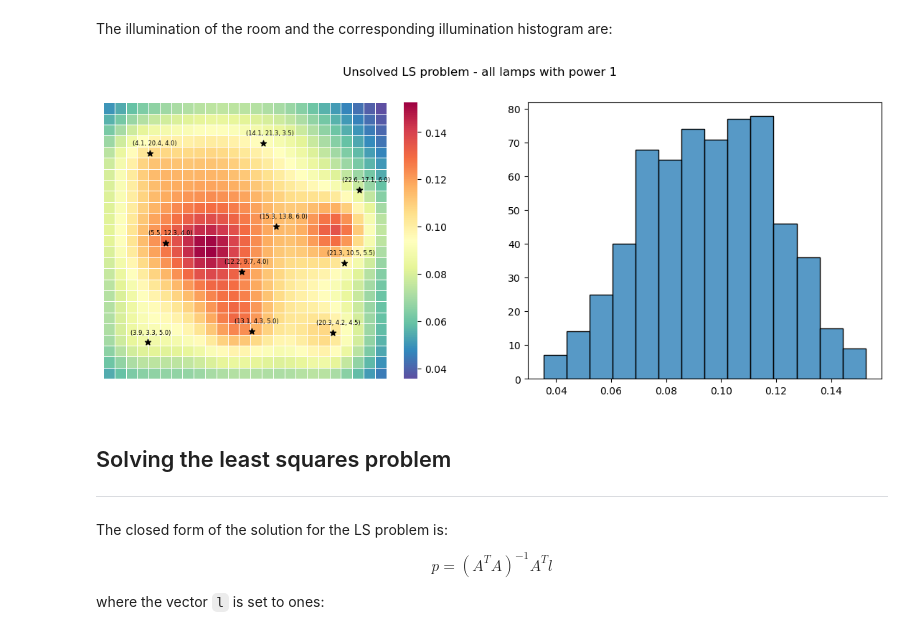
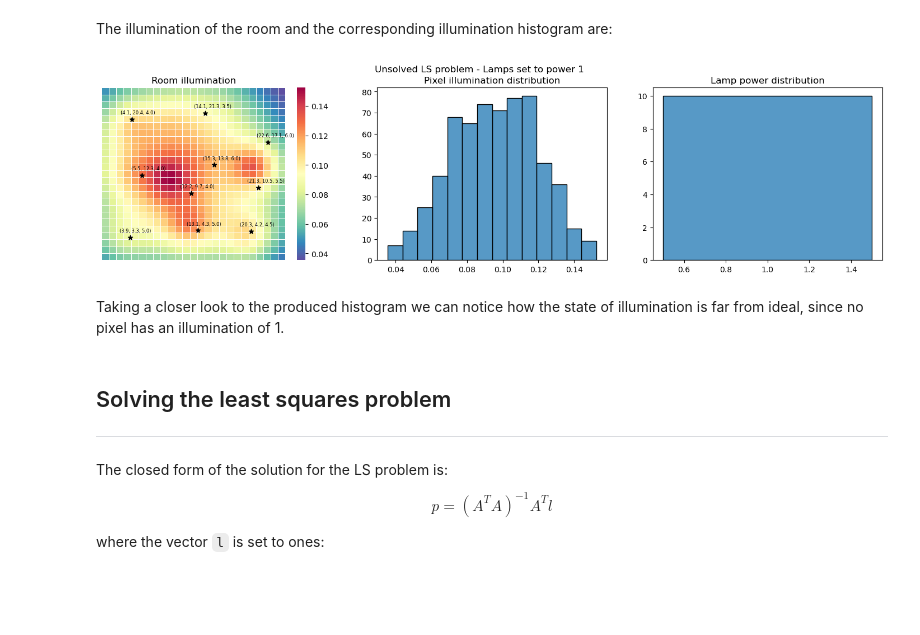
Before and after one commit to sonqo/msc-data-science, a Jupyter notebook: 6-large-scale-linear-algebra/ls/lamp.ipynb, the cells around one changed output. Saved outputs shown, nothing was run; the diff lists cells and outputs as text; code cells hidden in the pictures; blank space fills up the shorter version.

```diff
--- a/6-large-scale-linear-algebra/ls/lamp.ipynb
+++ b/6-large-scale-linear-algebra/ls/lamp.ipynb
@@ -74,7 +75,8 @@ RMS: 22.61
 # %% [markdown]
 The illumination of the room and the corresponding illumination histogram are:
 # %%
-fig, axes = plt.subplots(1, 2, figsize=(14, 5))
+fig, axes = plt.subplots(1, 3, figsize=(18, 4))
+fig.suptitle('Unsolved LS problem - Lamps set to power 1')
 
 # heatmap
 sns.heatmap(
@@ -85,38 +87,45 @@ sns.heatmap(
     xticklabels=[],
     yticklabels=[]
 )
 
 # plotting lamps coordinates
 axes[0].scatter(
     lamps[:, 0], lamps[:, 1],
     marker='*', color='black'
 )
+axes[0].set_title('Room illumination')
+axes[0].invert_yaxis()
 
 # lamp annotation
 for i in range(10):
     axes[0].text(
         lamps[i][0]-1.5,
         lamps[i][1]+0.75,
         '({}, {}, {})'.format(
             lamps[i][0],
             lamps[i][1],
             lamps[i][2]
         ),
         fontdict={
             'size': 6
         }
     )
 
-# histogram
+# pixel histogram
 sns.histplot(ax=axes[1], x=l_unsol)
+axes[1].set_title('Pixel illumination distribution')
+axes[1].set(ylabel='')
 
-axes[0].invert_yaxis()
-axes[1].set(ylabel='')
-fig.suptitle('Unsolved LS problem - all lamps with power 1')
+# lamp histogram
+sns.histplot(ax=axes[2], x=p_ones)
+axes[2].set_title('Lamp power distribution')
+axes[2].set(ylabel='')
 
 plt.show()
 # %% [output]
-[figure, old version]
+[figure, new version]
+# %% [markdown]
+Taking a closer look to the produced histogram we can notice how the state of illumination is far from ideal, since no pixel has an illumination of 1.
 # %% [markdown]
 ## Solving the least squares problem
 ---
```
Also changed, not shown: parts of 10 cells of this notebook.
